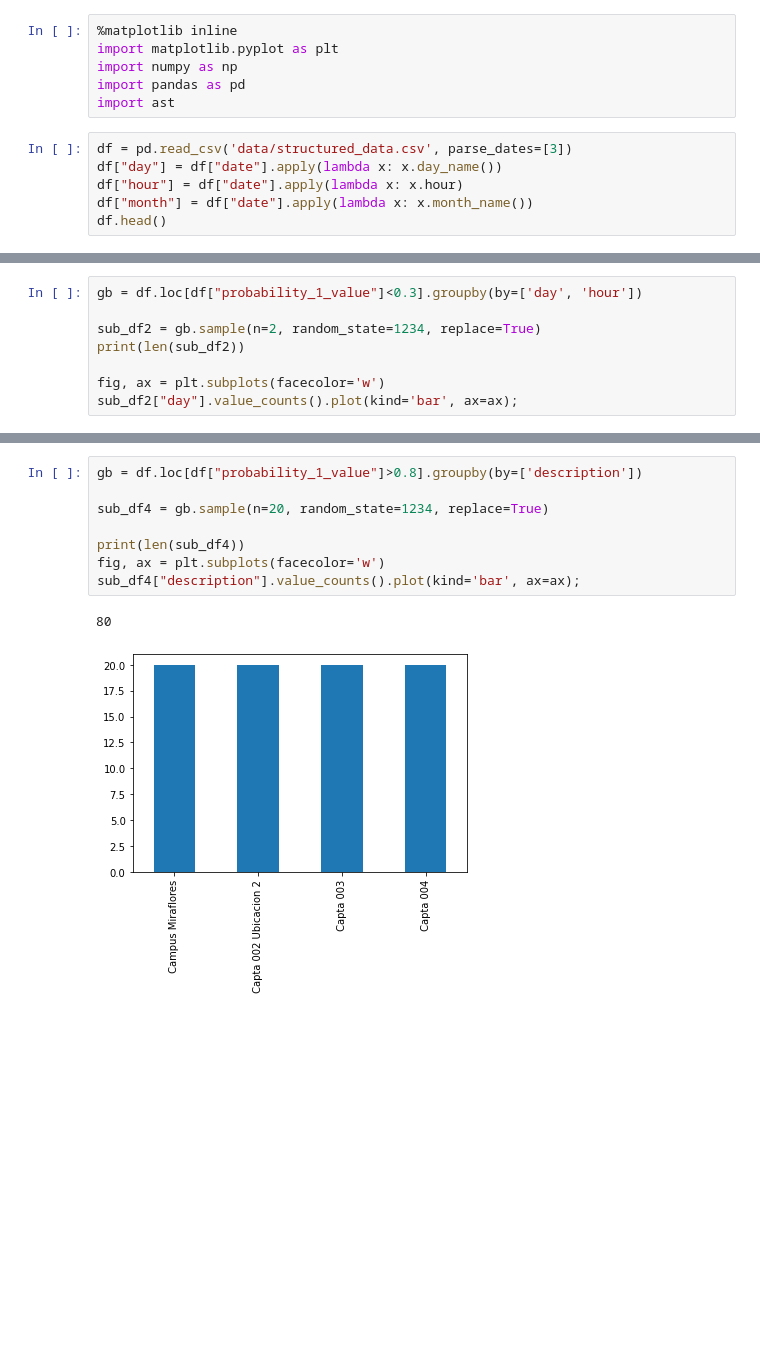
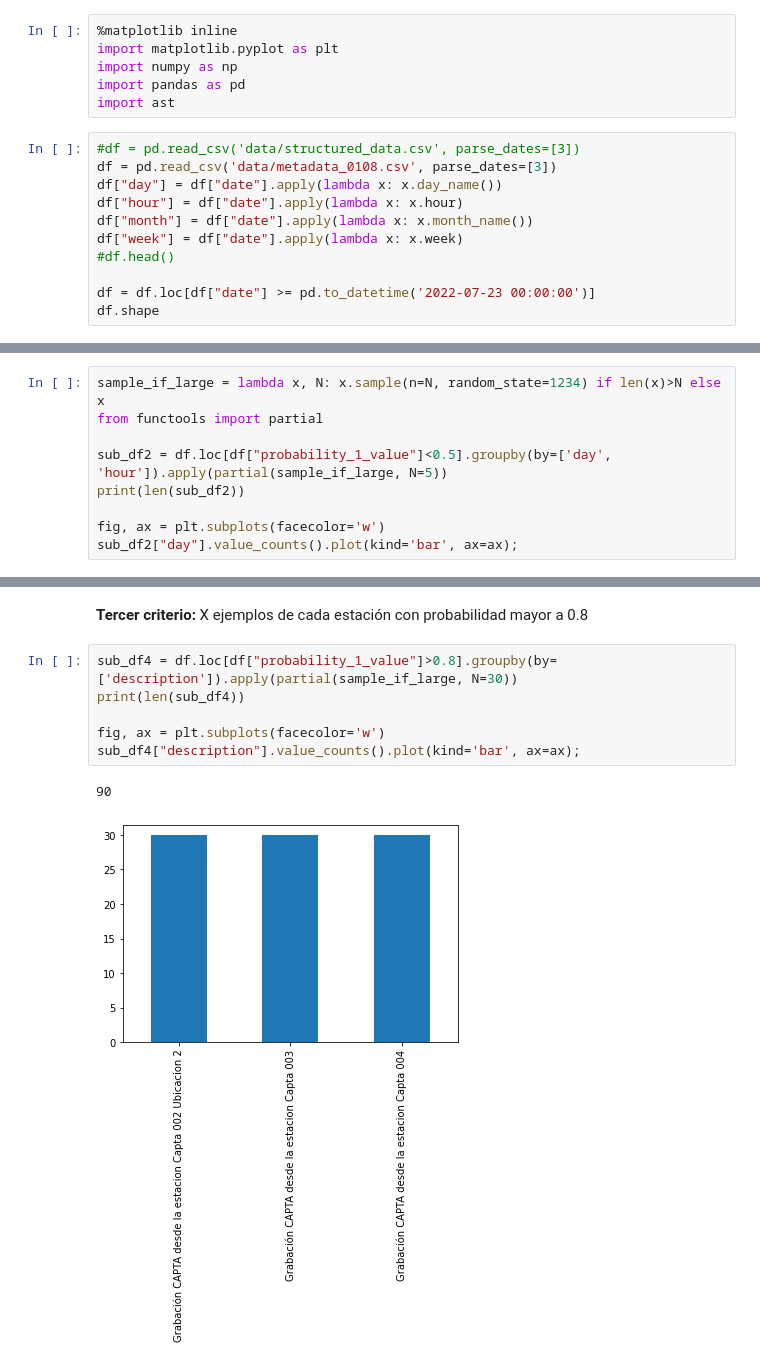
Before and after one commit to FUSA-ROADS/fusa-net-experiments, a Jupyter notebook: notebooks/fusa-stratified-sampling.ipynb, the cells around one changed output, grey strips where cells are left out. Drawn from its saved outputs; the diff is of its cells as text; blank space fills up the shorter version.

```diff
--- a/notebooks/fusa-stratified-sampling.ipynb
+++ b/notebooks/fusa-stratified-sampling.ipynb
@@ -5,9 +5,14 @@ import numpy as np
 import pandas as pd
 import ast
 # %%
-df = pd.read_csv('data/structured_data.csv', parse_dates=[3])
+#df = pd.read_csv('data/structured_data.csv', parse_dates=[3])
+df = pd.read_csv('data/metadata_0108.csv', parse_dates=[3])
 df["day"] = df["date"].apply(lambda x: x.day_name())
 df["hour"] = df["date"].apply(lambda x: x.hour)
 df["month"] = df["date"].apply(lambda x: x.month_name())
-df.head()
+df["week"] = df["date"].apply(lambda x: x.week)
+#df.head()
+
+df = df.loc[df["date"] >= pd.to_datetime('2022-07-23 00:00:00')]
+df.shape
 # %% [output]
@@ -67,7 +84,8 @@ sub_df1["description"].value_counts().plot(kind='bar', ax=ax);
 # %%
-gb = df.loc[df["probability_1_value"]<0.3].groupby(by=['day', 'hour'])
+sample_if_large = lambda x, N: x.sample(n=N, random_state=1234) if len(x)>N else x
+from functools import partial
 
-sub_df2 = gb.sample(n=2, random_state=1234, replace=True)
+sub_df2 = df.loc[df["probability_1_value"]<0.5].groupby(by=['day', 'hour']).apply(partial(sample_if_large, N=5))
 print(len(sub_df2))
 
 fig, ax = plt.subplots(facecolor='w')
@@ -78,11 +96,11 @@ sub_df2["day"].value_counts().plot(kind='bar', ax=ax);
+# %% [markdown]
+**Tercer criterio:** X ejemplos de cada estación con probabilidad mayor a 0.8
 # %%
-gb = df.loc[df["probability_1_value"]>0.8].groupby(by=['description'])
+sub_df4 = df.loc[df["probability_1_value"]>0.8].groupby(by=['description']).apply(partial(sample_if_large, N=30))
+print(len(sub_df4))
 
-sub_df4 = gb.sample(n=20, random_state=1234, replace=True)
-
-print(len(sub_df4))
 fig, ax = plt.subplots(facecolor='w')
 sub_df4["description"].value_counts().plot(kind='bar', ax=ax);
 # %% [output]
-80
+90
-[figure, old version]
+[figure, new version]
```
Also changed, not shown: parts of 21 cells of this notebook.
